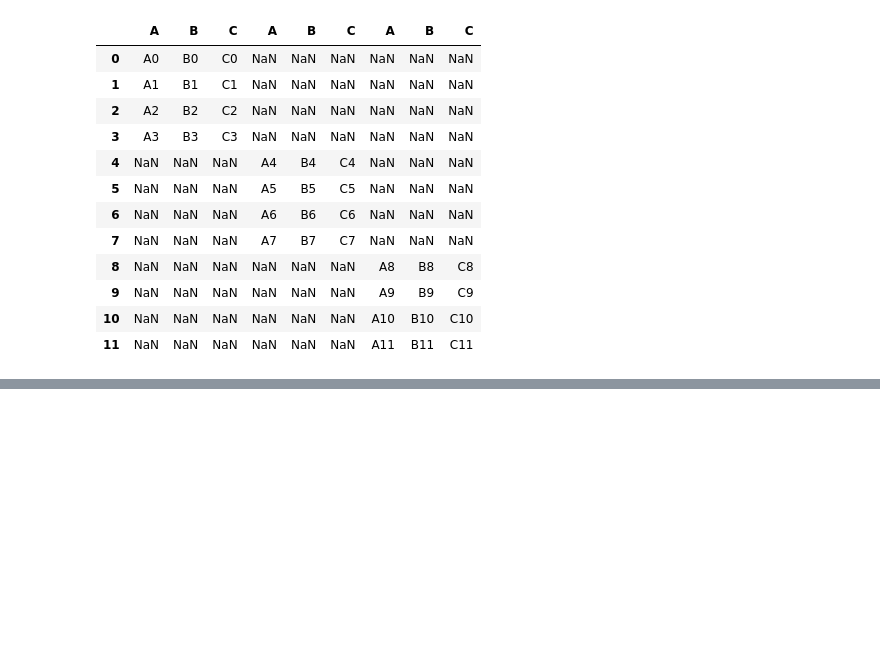
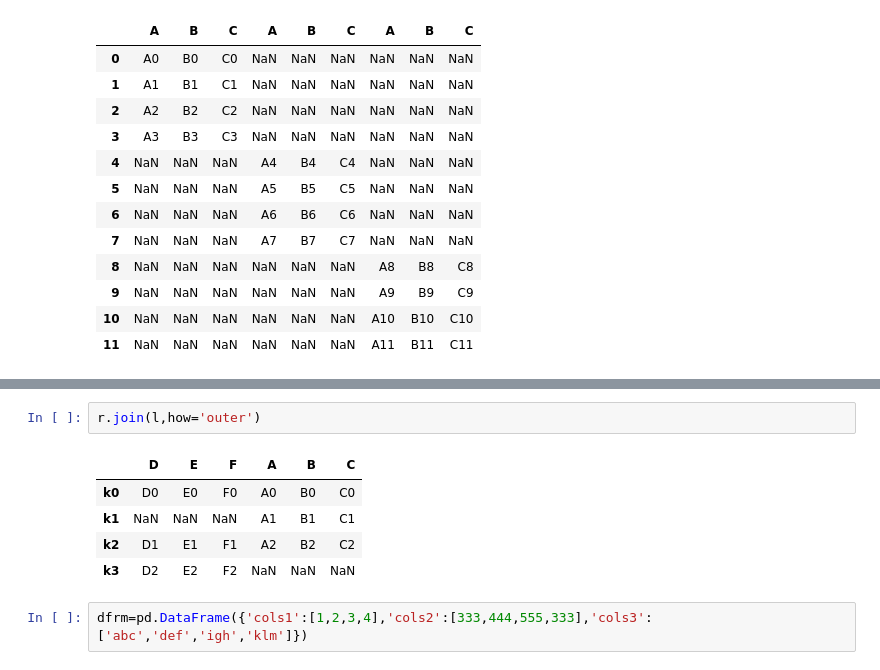
Before and after one commit to nikki1609/Machine-learning-practice, a Jupyter notebook: pandas.ipynb, the cells around one changed output, grey strips where cells are left out. Saved outputs shown, nothing was run; the diff lists cells and outputs as text; blank space fills up the shorter version.

```diff
--- a/pandas.ipynb
+++ b/pandas.ipynb
@@ -447,0 +474,10 @@ pd.concat([df1,df2,df3],axis=1)
+# %%
+r.join(l,how='outer')
+# %% [output]
+|  | D | E | F | A | B | C |
+| k0 | D0 | E0 | F0 | A0 | B0 | C0 |
+| k1 | NaN | NaN | NaN | A1 | B1 | C1 |
+| k2 | D1 | E1 | F1 | A2 | B2 | C2 |
+| k3 | D2 | E2 | F2 | NaN | NaN | NaN |
+# %%
+dfrm=pd.DataFrame({'cols1':[1,2,3,4],'cols2':[333,444,555,333],'cols3':['abc','def','igh','klm']})
```
Also changed, not shown: parts of 18 cells of this notebook.
